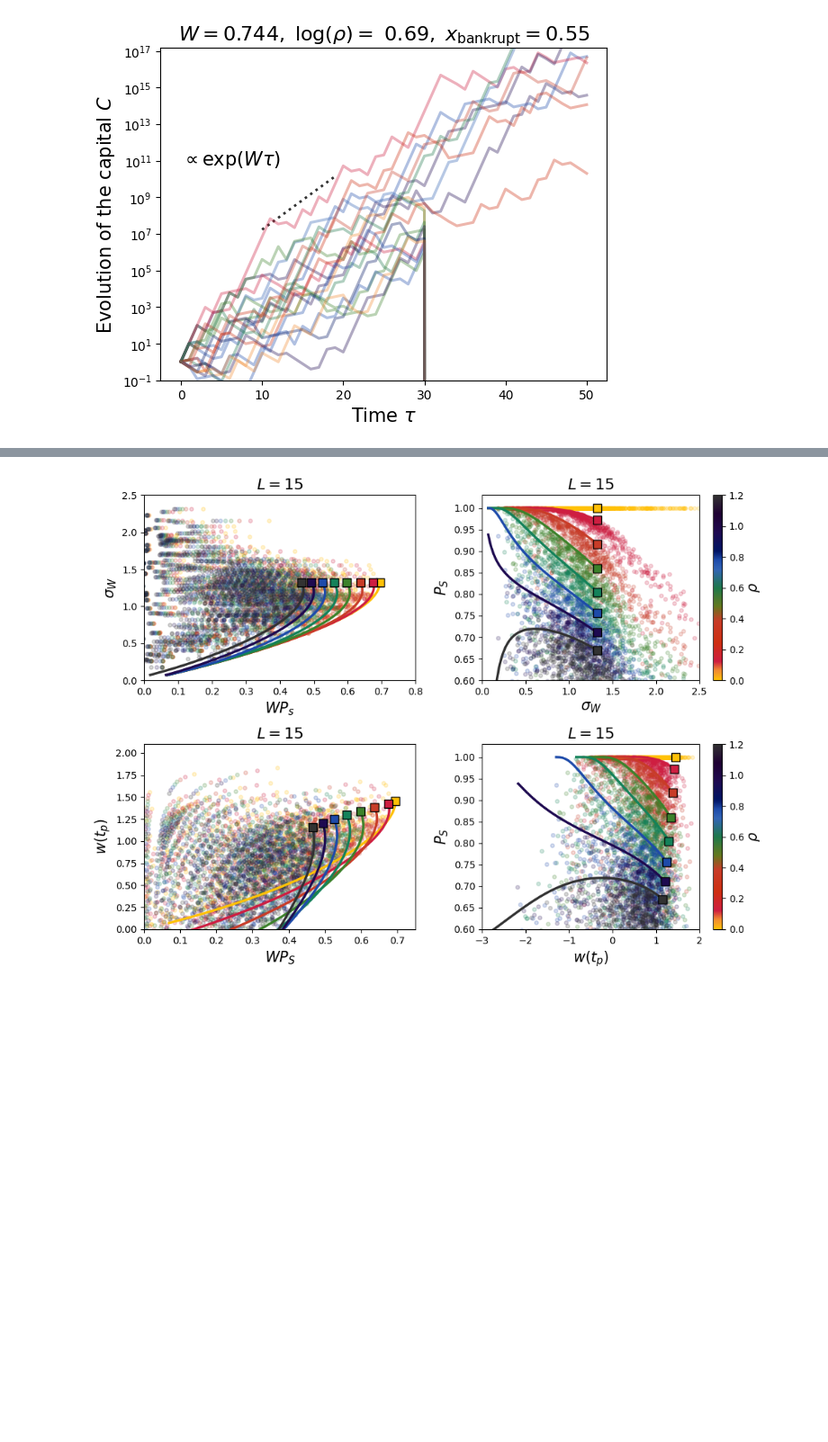
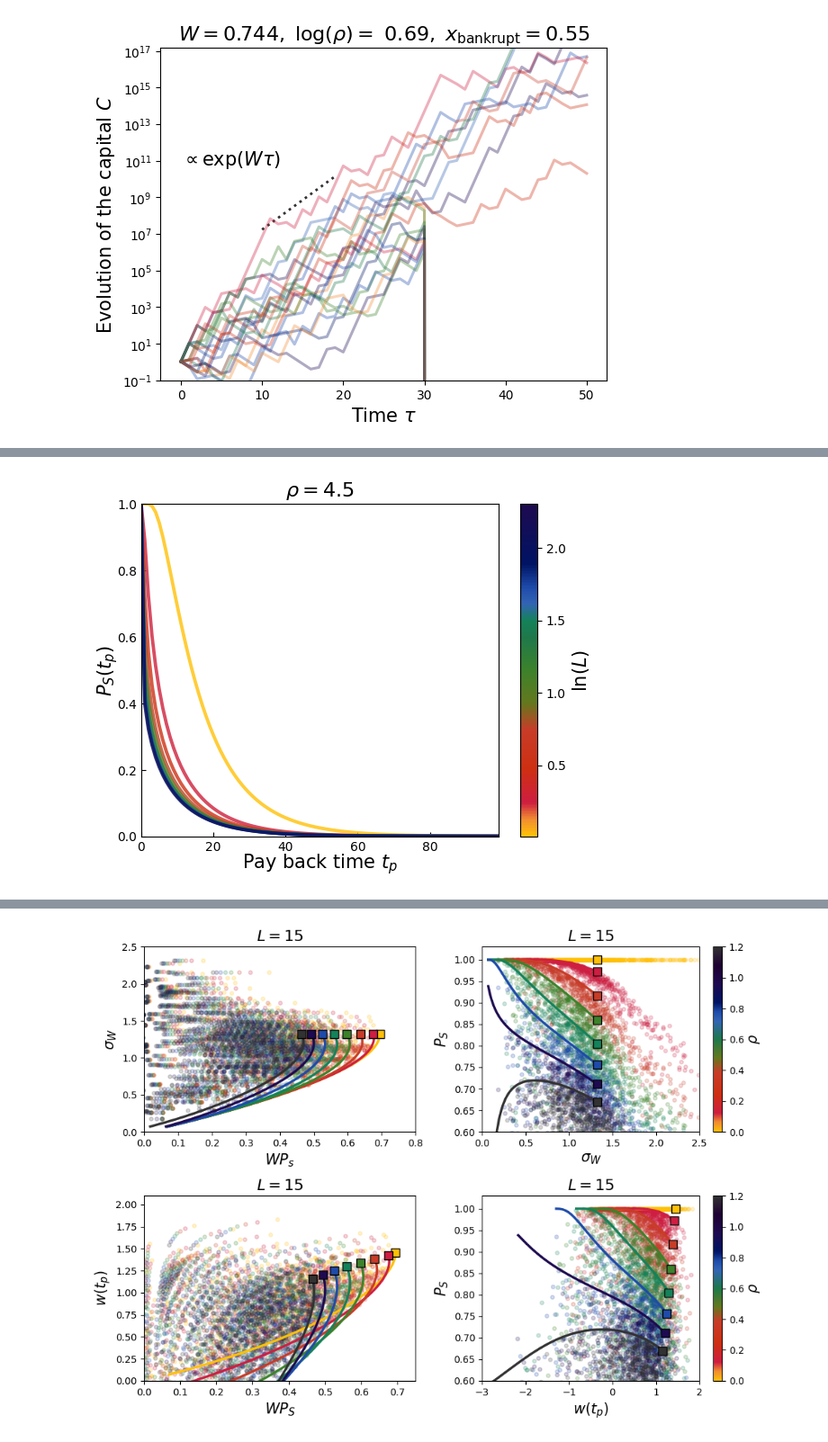
Before and after one commit to barnabeledoux/Gambling-with-carbon, a Jupyter notebook: main_survival.ipynb, the cells around one changed output, grey strips where cells are left out. Shown at 90% size. Saved outputs shown, nothing was run; the diff lists cells and outputs as text; code cells hidden in the pictures; blank space fills up the shorter version.

```diff
--- a/main_survival.ipynb
+++ b/main_survival.ipynb
@@ -264 +281,46 @@ fig1.savefig(cd + r'/results/PS_difL'+str(rho)+'.pdf')
+# %%
+## Infuence of Leverage on survival probability for strategy A (2D plot)#
+
+Larr = np.logspace(np.log10(1.01), np.log10(10), 9)
+def smoothen(list, nm = 10): # Smoothen the list with a moving average
+    reslist = []
+    meanlist = [k-nm//2 for k in range(nm)]
+    for j in range(len(list)):
+        reslist.append((sum([list[min(max(0,j+k),len(list)-1)] for k in meanlist]))/nm)
+    return reslist
+
+## Gaussian case ##
+import scipy.special as scsp
+pini=[0.03, 0.20, 0.39, 0.12, 0.26]
+rini=[0.15, 0.39, 0.04, 0.21, 0.21]
+expW = np.exp(sum([pini[i]*np.log(pini[i]/rini[i]) for i in range(5)])) # exp(W)
+tf = 40 # Final time to study survival
+rho = 4.5 # Interest rate
+
+def survprob(tp, m, sig, L):
+    z = (m*tp - np.log(1-1/L))/(np.sqrt(2*tp)*sig)
+    return 0.5*(1+scsp.erf(z)) #Analytical value of the survival probability
+
+m = np.log(expW)-np.log(rho) # List of m values for each interest rate
+sigma = np.sqrt(sum([pini[i]*(np.log(pini[i]/rini[i]/rho))**2 for i in range(5)]) - (sum([pini[i]*(np.log(pini[i]/rini[i]/rho)) for i in range(5)]))**2) # List of sigma values for each interest rate
+
+
+cd = os.getcwd()
+fig1 = plt.figure()
+ax1 = fig1.add_subplot(111)
+ax1.set_xlabel(r'Pay back time $t_p$', labelpad=-1, fontsize=15)
+ax1.set_ylabel(r'$P_S(t_p)$', labelpad=-2, fontsize=15)
+ax1.set_title(r'$\rho={}$'.format(rho), fontsize=16)
+
+for i, L in enumerate(tqdm(Larr)):
+    xlist = np.array([survprob(t, m, sigma, L) for t in np.linspace(0, tf, 100)]) # Appends survival for all times at fixed leverage
+    ax1.plot(range(xlist.size), xlist, lw = 2.7, alpha = 0.8, c=cmapphase(i/len(Larr)), label=r'$L = {}$'.format(str(L)[:5]))
+cbar = fig1.colorbar(mpl.cm.ScalarMappable(norm=norm, cmap=cmapphase), ax=ax1, label=r'$\ln(L)$')
+cbar.set_label(r'$\ln(L)$', fontsize=15)
+ax1.margins(x=0)
+ax1.set_ylim(0., 1.)
+ax1.tick_params(direction='in', which='both')
+fig1.savefig(cd + r'/results/PS_difLA'+str(rho)+'.pdf')
+# %% [output]
+[figure, added]
 # %%
```
Also changed, not shown: parts of 5 cells of this notebook, 33 other files.
